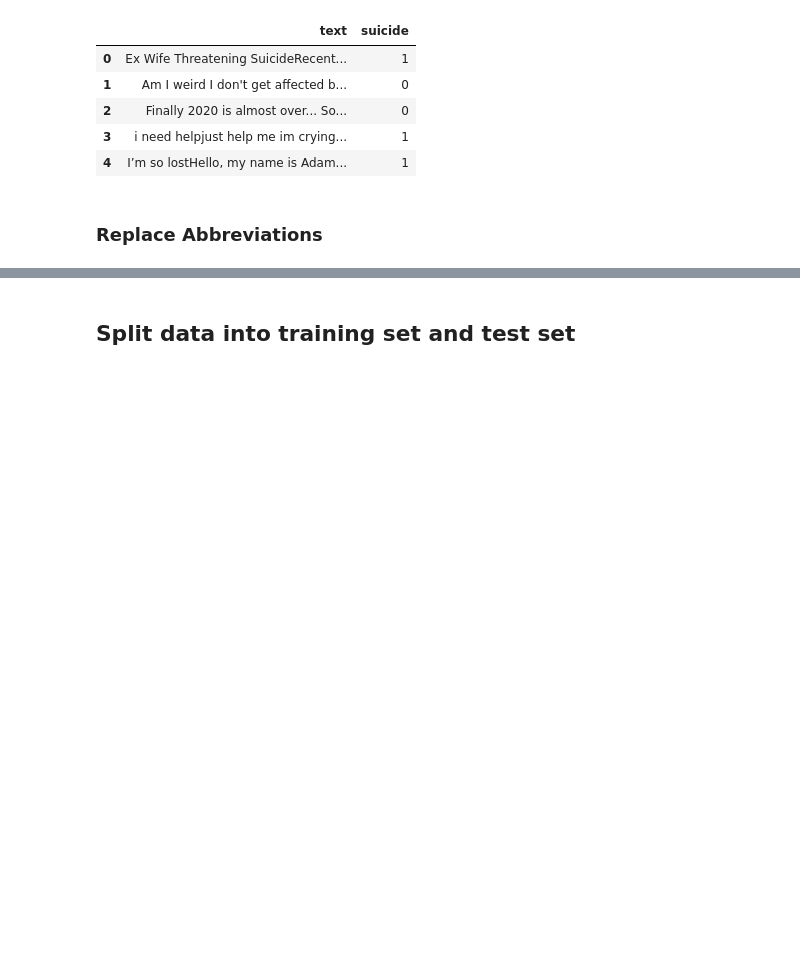
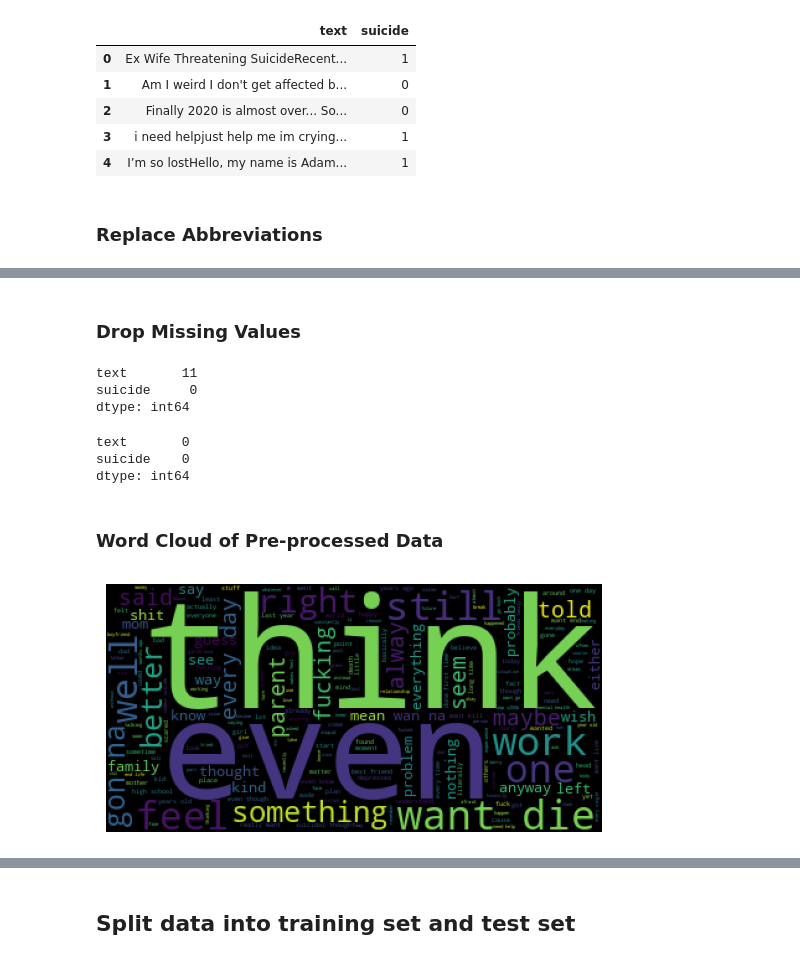
Before and after one commit to Sting-Scorpion/DataScience_Project, a Jupyter notebook: Data_Preparing.ipynb, the cells around one changed output, grey strips where cells are left out. Cells and saved outputs as stored; diff of their text form; code cells hidden in the pictures; blank space fills up the shorter version.

Commit message:
Data Preprocess

```diff
--- a/Data_Preparing.ipynb
+++ b/Data_Preparing.ipynb
@@ -230,0 +262,12 @@ df.head()
+# %%
+from nltk.corpus import stopwords
+from nltk.tokenize import word_tokenize
+
+stop = stopwords.words('english')
+
+def remove_stopword(text):
+    tokens = word_tokenize(text)
+    filtered = [word for word in tokens if word not in stop]
+    return ' '.join(filtered)
+
+df['text'] = df['text'].apply(remove_stopword)
@@ -230,0 +283,35 @@ df.head()
+# %% [markdown]
+### Drop Missing Values
+# %%
+import numpy as np
+
+df.replace('', np.nan, inplace=True)
+
+null_check = df.isnull().sum()
+print(null_check)
+# %% [output]
+text       11
+suicide     0
+dtype: int64
+# %%
+df.dropna(inplace=True)
+
+null_check = df.isnull().sum()
+print(null_check)
+# %% [output]
+text       0
+suicide    0
+dtype: int64
+# %% [markdown]
+### Word Cloud of Pre-processed Data
+# %%
+suicide=df[df['suicide']==1]['text']
+nsuicide=df[df['suicide']==0]['text']
+# %%
+wc = WordCloud(background_color="black", max_words=1000, random_state=60)
+plt.imshow(wc.generate(' '.join(suicide)))
+plt.axis('off')
+plt.savefig('./img/wc_suicide_c.jpg', bbox_inches='tight', dpi=300, pad_inches=0)
+plt.show()
+# %% [output]
+[figure, added]
```
Also changed, not shown: parts of 14 cells of this notebook.
